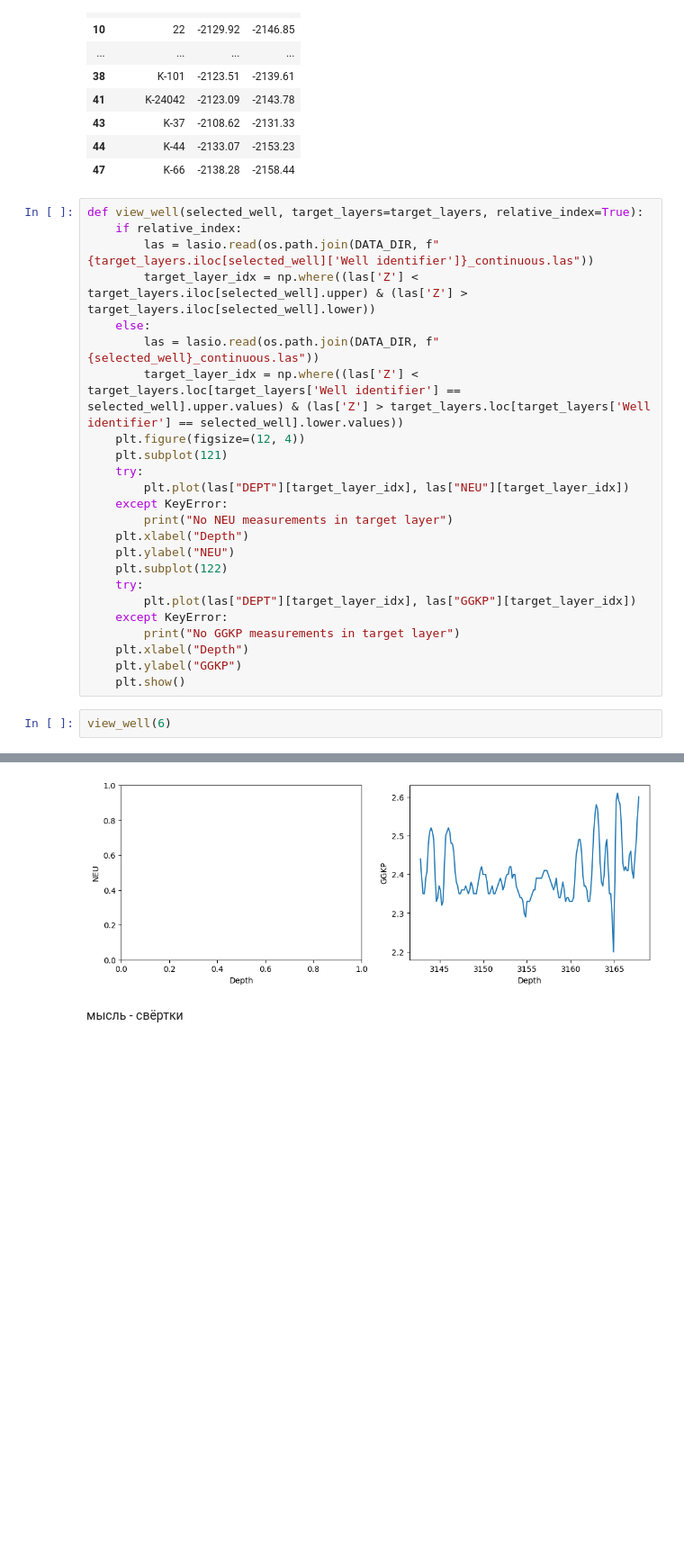
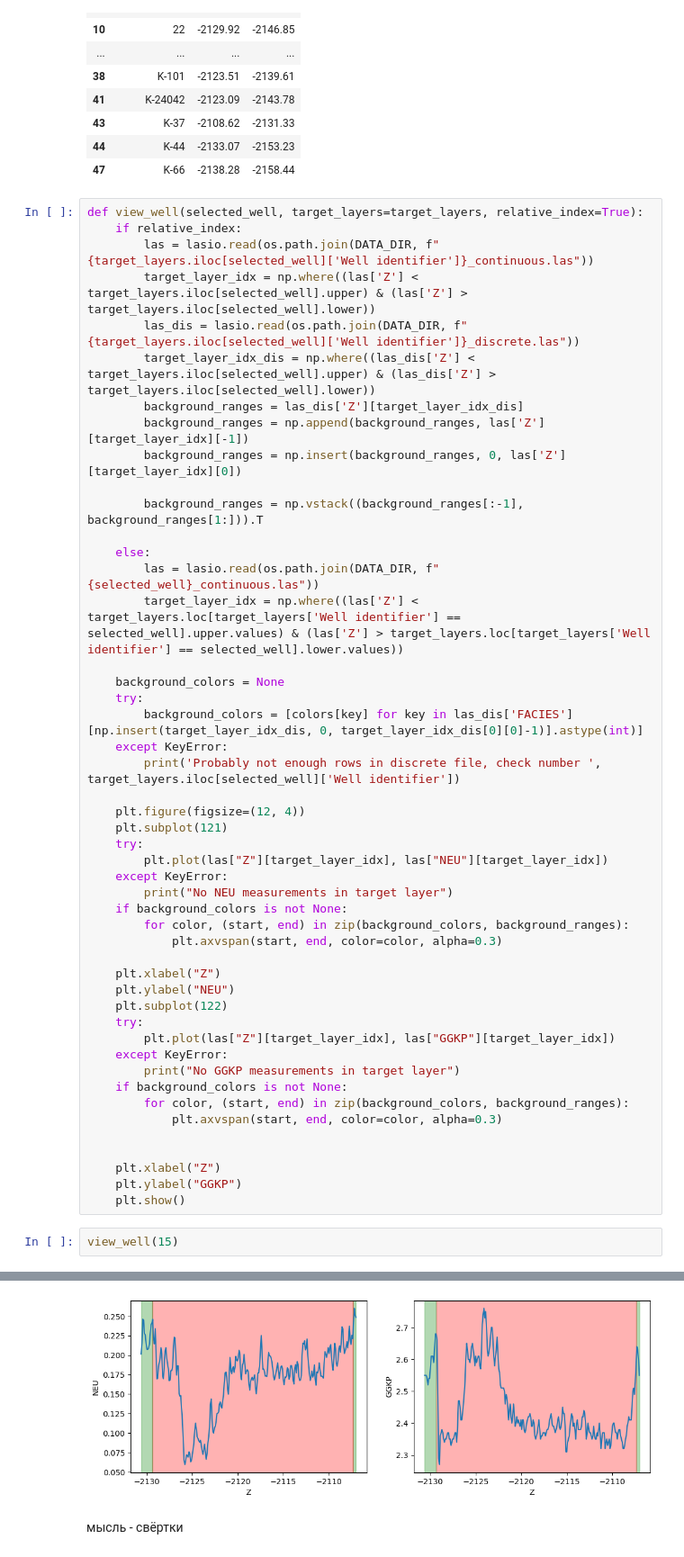
Before and after one commit to IBRINEI/MIPT_Hackathon, a Jupyter notebook: notebooks/main.ipynb, the cells around one changed output, grey strips where cells are left out. Shown at 90% size. Cells and saved outputs as stored; diff of their text form; blank space fills up the shorter version.

Commit message:
Implemented discrete zone viewer into well viewer. Some bugs may occur...

```diff
--- a/notebooks/main.ipynb
+++ b/notebooks/main.ipynb
@@ -64,25 +82,49 @@ def view_well(selected_well, target_layers=target_layers, relative_index=True):
     if relative_index:
         las = lasio.read(os.path.join(DATA_DIR, f"{target_layers.iloc[selected_well]['Well identifier']}_continuous.las"))
         target_layer_idx = np.where((las['Z'] < target_layers.iloc[selected_well].upper) & (las['Z'] > target_layers.iloc[selected_well].lower))
+        las_dis = lasio.read(os.path.join(DATA_DIR, f"{target_layers.iloc[selected_well]['Well identifier']}_discrete.las"))
+        target_layer_idx_dis = np.where((las_dis['Z'] < target_layers.iloc[selected_well].upper) & (las_dis['Z'] > target_layers.iloc[selected_well].lower))
+        background_ranges = las_dis['Z'][target_layer_idx_dis]
+        background_ranges = np.append(background_ranges, las['Z'][target_layer_idx][-1])
+        background_ranges = np.insert(background_ranges, 0, las['Z'][target_layer_idx][0])
+
+        background_ranges = np.vstack((background_ranges[:-1], background_ranges[1:])).T
+
     else:
         las = lasio.read(os.path.join(DATA_DIR, f"{selected_well}_continuous.las"))
         target_layer_idx = np.where((las['Z'] < target_layers.loc[target_layers['Well identifier'] == selected_well].upper.values) & (las['Z'] > target_layers.loc[target_layers['Well identifier'] == selected_well].lower.values))
+
+    background_colors = None
+    try:
+        background_colors = [colors[key] for key in las_dis['FACIES'][np.insert(target_layer_idx_dis, 0, target_layer_idx_dis[0][0]-1)].astype(int)]
+    except KeyError:
+        print('Probably not enough rows in discrete file, check number ', target_layers.iloc[selected_well]['Well identifier'])
+
     plt.figure(figsize=(12, 4))
     plt.subplot(121)
     try:
-        plt.plot(las["DEPT"][target_layer_idx], las["NEU"][target_layer_idx])
+        plt.plot(las["Z"][target_layer_idx], las["NEU"][target_layer_idx])
     except KeyError:
         print("No NEU measurements in target layer")
-    plt.xlabel("Depth")
+    if background_colors is not None:
+        for color, (start, end) in zip(background_colors, background_ranges):
+            plt.axvspan(start, end, color=color, alpha=0.3)
+
+    plt.xlabel("Z")
     plt.ylabel("NEU")
     plt.subplot(122)
     try:
-        plt.plot(las["DEPT"][target_layer_idx], las["GGKP"][target_layer_idx])
+        plt.plot(las["Z"][target_layer_idx], las["GGKP"][target_layer_idx])
     except KeyError:
         print("No GGKP measurements in target layer")
-    plt.xlabel("Depth")
+    if background_colors is not None:
+        for color, (start, end) in zip(background_colors, background_ranges):
+            plt.axvspan(start, end, color=color, alpha=0.3)
+
+
+    plt.xlabel("Z")
     plt.ylabel("GGKP")
     plt.show()
 # %%
-view_well(6)
+view_well(15)
 # %% [output]
@@ -90,4 +131,4 @@ No NEU measurements in target layer
-[figure, old version]
+[figure, new version]
 # %% [markdown]
 мысль - свёртки
 # %% [markdown]
```
Also changed, not shown: parts of 2 cells of this notebook.
